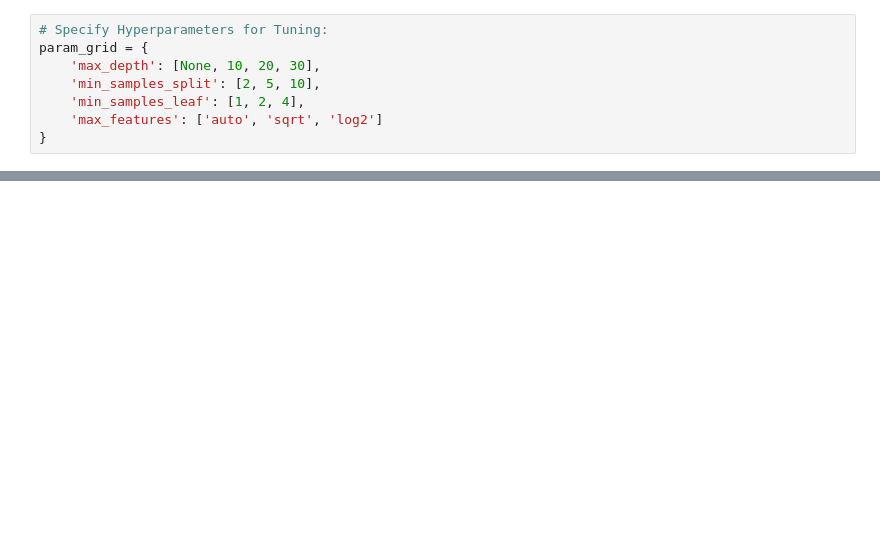
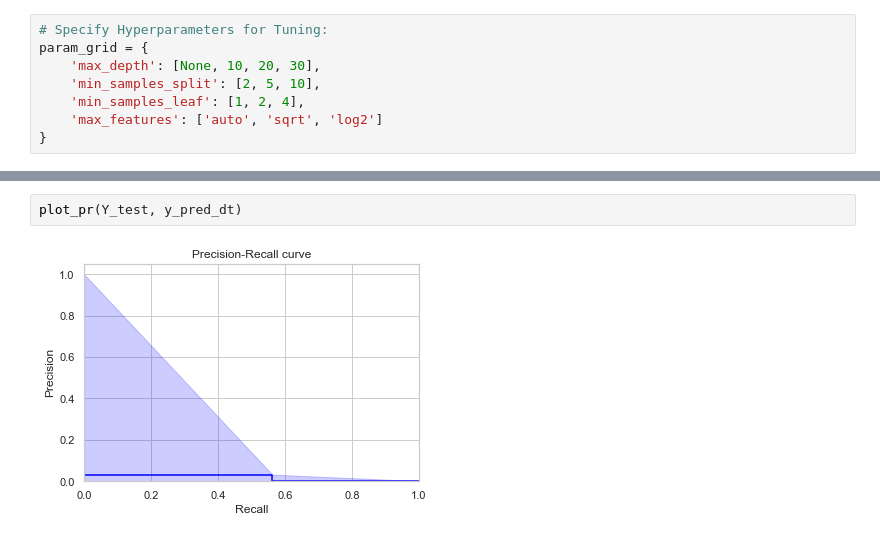
Before and after one commit to 11111xxxxx/fraud_detection, a Jupyter notebook: fraud_detection.ipynb, the cells around one changed output, grey strips where cells are left out. Drawn from its saved outputs; the diff is of its cells as text; blank space fills up the shorter version.

```diff
--- a/fraud_detection.ipynb
+++ b/fraud_detection.ipynb
@@ -420,0 +435,4 @@ Best roc_auc Score: 0.9437
+# %%
+plot_pr(Y_test, y_pred_dt)
+# %% [output]
+[figure, added]
```
Also changed, not shown: parts of 39 cells of this notebook.
